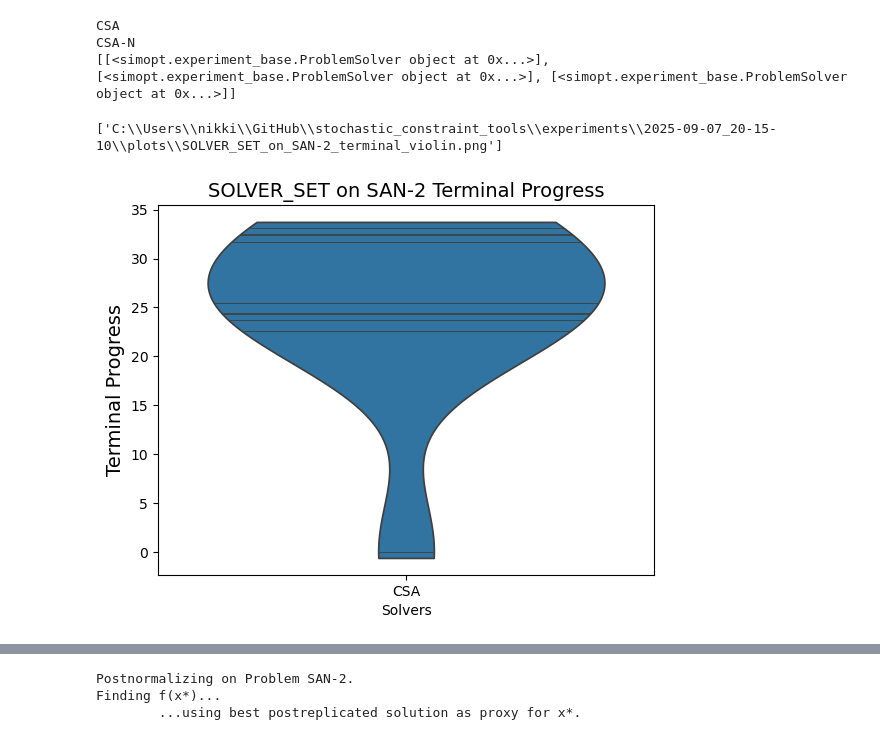
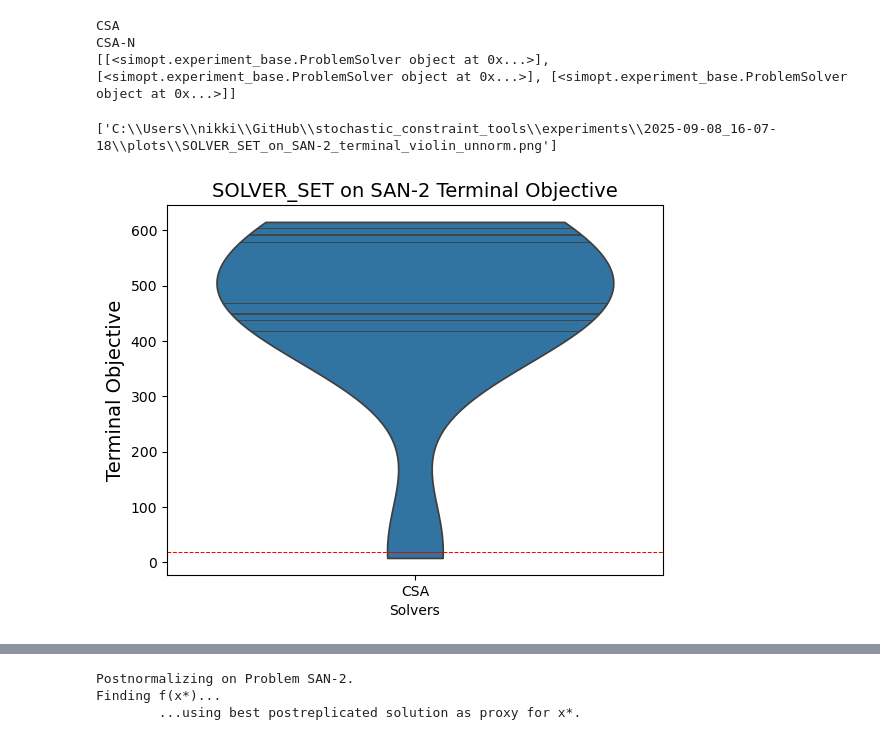
Before and after one commit to nicolefelice/stochastic_constraint_tools, a Jupyter notebook: mpc_demo.ipynb, the cells around one changed output, grey strips where cells are left out. Saved outputs shown, nothing was run; the diff lists cells and outputs as text; code cells hidden in the pictures.

```diff
--- a/mpc_demo.ipynb
+++ b/mpc_demo.ipynb
@@ -114,11 +114,11 @@ CSA-N
 # %%
 # Plot Figure 2
 plot_experiments = myexperiment.experiments[0]
 # plot terminal objective density violin plot for csa]
-plot_terminal_progress(plot_experiments, "violin", plot_optimal = True)
+plot_terminal_progress(plot_experiments, "violin", plot_optimal = True, normalize=False)
 # %% [output]
-['C:\\Users\\nikki\\GitHub\\stochastic_constraint_tools\\experiments\\2025-09-07_20-15-10\\plots\\SOLVER_SET_on_SAN-2_terminal_violin.png']
+['C:\\Users\\nikki\\GitHub\\stochastic_constraint_tools\\experiments\\2025-09-08_16-07-18\\plots\\SOLVER_SET_on_SAN-2_terminal_violin_unnorm.png']
-[figure, old version]
+[figure, new version]
 # %%
 # plot terminal objective density violin plot for csa]
 plot_feasibility([plot_experiments], "violin",  all_in_one=True, two_sided=True)
```
Also changed, not shown: parts of 11 cells of this notebook, 1 other file.
